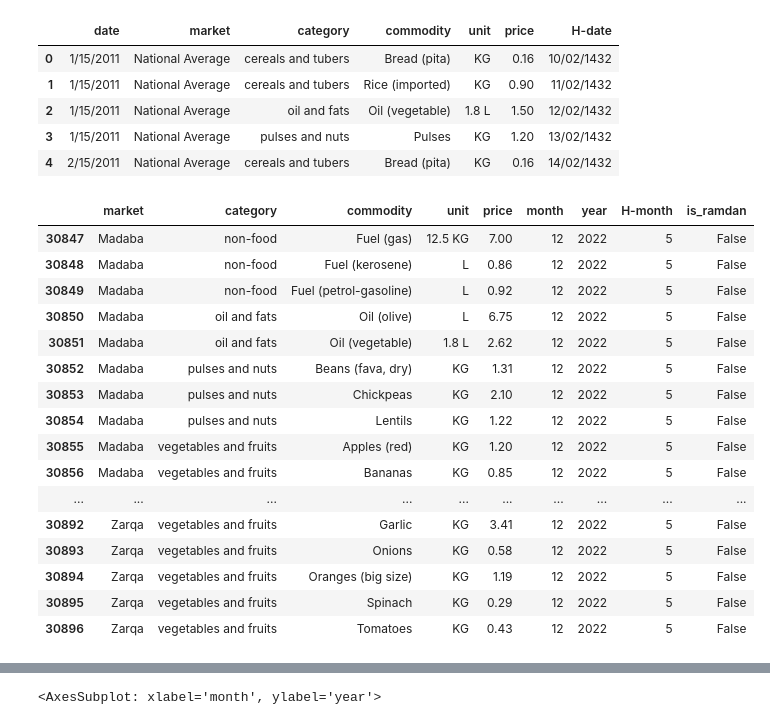
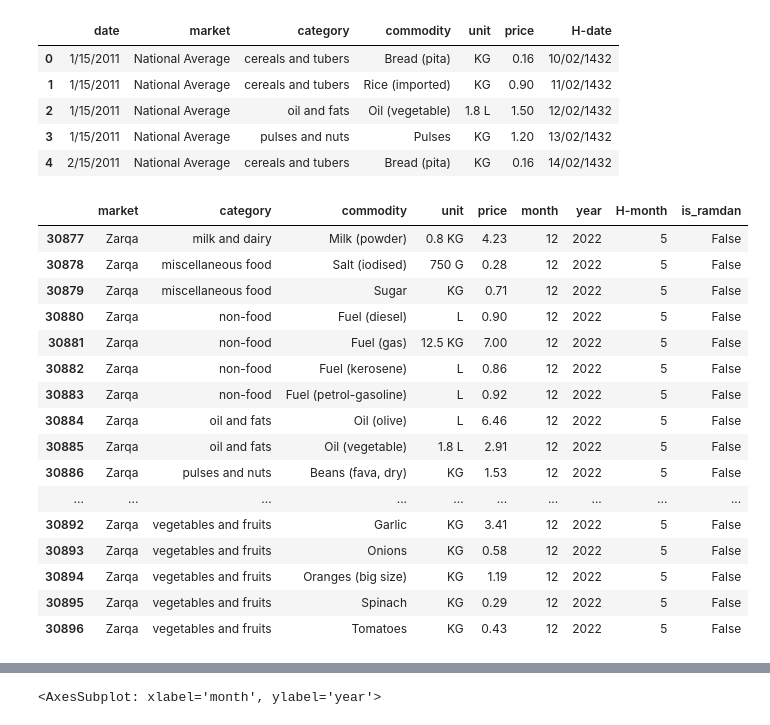
Before and after one commit to shaker113/group5_Price_Forecast, a Jupyter notebook: group_5_project.ipynb, the cells around one changed output, grey strips where cells are left out. Drawn from its saved outputs; the diff is of its cells as text; code cells hidden in the pictures.

```diff
--- a/group_5_project.ipynb
+++ b/group_5_project.ipynb
@@ -31,33 +37,33 @@ population_df=df.groupby('year')['price'].mean().reset_index(name='avg_prices').
 # %%
-units=['12.5 KG' ,'1.8 L' ,'2 KG' ,'300 G' ,'160 G' ,'750 G' ,'170 G' ,'0.8 KG' ,'1.5 KG']
+# units=['12.5 KG' ,'1.8 L' ,'2 KG' ,'300 G' ,'160 G' ,'750 G' ,'170 G' ,'0.8 KG' ,'1.5 KG']
 
-for i in range(len(df)):
-    unit=1
-    if 'L' ==  str(df.loc[[i],["unit"]]):
-        unit=1
-    elif 'KG' ==  str(df.loc[[i],["unit"]]):
-       unit=1
-    elif str(df.loc[[i],["unit"]]) in units:
-        if 'G' == str(df.loc[[2],["unit"]]).split(' ')[-2:][1]:
-            unit=float(str(df.loc[[2],["unit"]]).split(' ')[-2:][0])/1000
-        else:
-            unit=float(str(df.loc[[2],["unit"]]).split(' ')[-2:][0])
+# for i in range(len(df)):
+#     unit=1
+#     if 'L' ==  str(df.loc[[i],["unit"]]):
+#         unit=1
+#     elif 'KG' ==  str(df.loc[[i],["unit"]]):
+#        unit=1
+#     elif str(df.loc[[i],["unit"]]) in units:
+#         if 'G' == str(df.loc[[2],["unit"]]).split(' ')[-2:][1]:
+#             unit=float(str(df.loc[[2],["unit"]]).split(' ')[-2:][0])/1000
+#         else:
+#             unit=float(str(df.loc[[2],["unit"]]).split(' ')[-2:][0])
 
-    df.loc[[i],["price/unit"]]= df.loc[[i],["price"]].values[0][0]/unit
+#     df.loc[[i],["price/unit"]]= df.loc[[i],["price"]].values[0][0]/unit
 # %%
-df.tail(50)
+df.tail(20)
 # %% [output]
 |  | market | category | commodity | unit | price | month | year | H-month | is_ramdan |
-| 30847 | Madaba | non-food | Fuel (gas) | 12.5 KG | 7.00 | 12 | 2022 | 5 | False |
-| 30848 | Madaba | non-food | Fuel (kerosene) | L | 0.86 | 12 | 2022 | 5 | False |
-| 30849 | Madaba | non-food | Fuel (petrol-gasoline) | L | 0.92 | 12 | 2022 | 5 | False |
-| 30850 | Madaba | oil and fats | Oil (olive) | L | 6.75 | 12 | 2022 | 5 | False |
-| 30851 | Madaba | oil and fats | Oil (vegetable) | 1.8 L | 2.62 | 12 | 2022 | 5 | False |
-| 30852 | Madaba | pulses and nuts | Beans (fava, dry) | KG | 1.31 | 12 | 2022 | 5 | False |
-| 30853 | Madaba | pulses and nuts | Chickpeas | KG | 2.10 | 12 | 2022 | 5 | False |
-| 30854 | Madaba | pulses and nuts | Lentils | KG | 1.22 | 12 | 2022 | 5 | False |
-| 30855 | Madaba | vegetables and fruits | Apples (red) | KG | 1.20 | 12 | 2022 | 5 | False |
-| 30856 | Madaba | vegetables and fruits | Bananas | KG | 0.85 | 12 | 2022 | 5 | False |
+| 30877 | Zarqa | milk and dairy | Milk (powder) | 0.8 KG | 4.23 | 12 | 2022 | 5 | False |
+| 30878 | Zarqa | miscellaneous food | Salt (iodised) | 750 G | 0.28 | 12 | 2022 | 5 | False |
+| 30879 | Zarqa | miscellaneous food | Sugar | KG | 0.71 | 12 | 2022 | 5 | False |
+| 30880 | Zarqa | non-food | Fuel (diesel) | L | 0.90 | 12 | 2022 | 5 | False |
+| 30881 | Zarqa | non-food | Fuel (gas) | 12.5 KG | 7.00 | 12 | 2022 | 5 | False |
+| 30882 | Zarqa | non-food | Fuel (kerosene) | L | 0.86 | 12 | 2022 | 5 | False |
+| 30883 | Zarqa | non-food | Fuel (petrol-gasoline) | L | 0.92 | 12 | 2022 | 5 | False |
+| 30884 | Zarqa | oil and fats | Oil (olive) | L | 6.46 | 12 | 2022 | 5 | False |
+| 30885 | Zarqa | oil and fats | Oil (vegetable) | 1.8 L | 2.91 | 12 | 2022 | 5 | False |
+| 30886 | Zarqa | pulses and nuts | Beans (fava, dry) | KG | 1.53 | 12 | 2022 | 5 | False |
 | ... | ... | ... | ... | ... | ... | ... | ... | ... | ... |
 | 30892 | Zarqa | vegetables and fruits | Garlic | KG | 3.41 | 12 | 2022 | 5 | False |
 | 30893 | Zarqa | vegetables and fruits | Onions | KG | 0.58 | 12 | 2022 | 5 | False |
```
Also changed, not shown: parts of 33 cells of this notebook.
